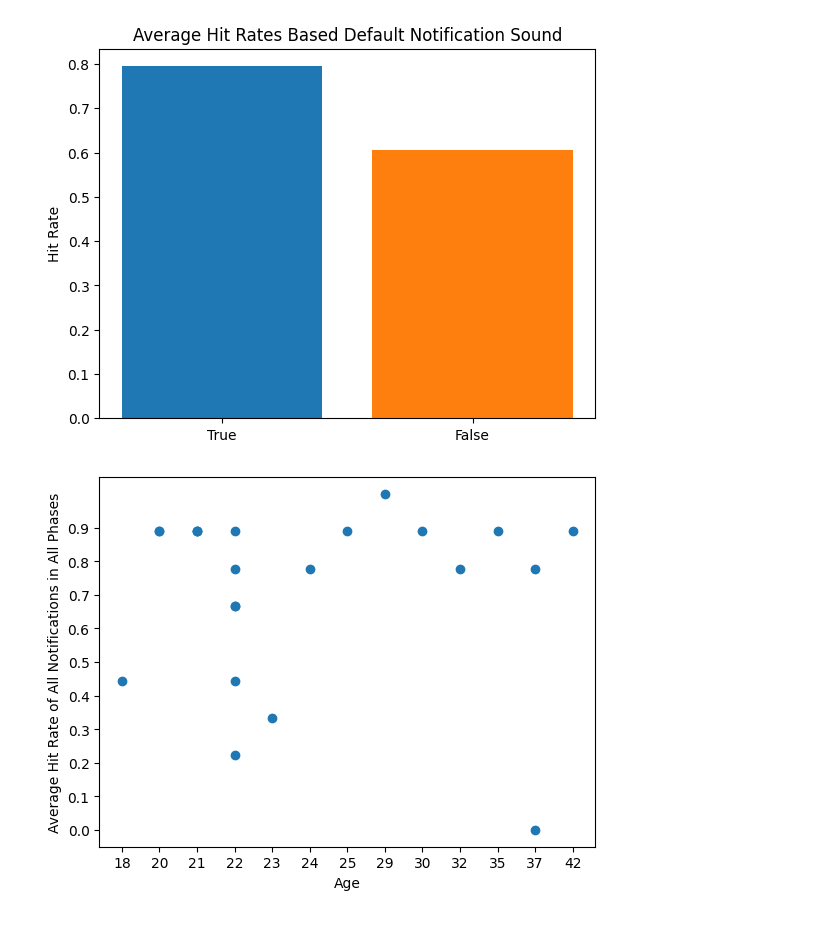
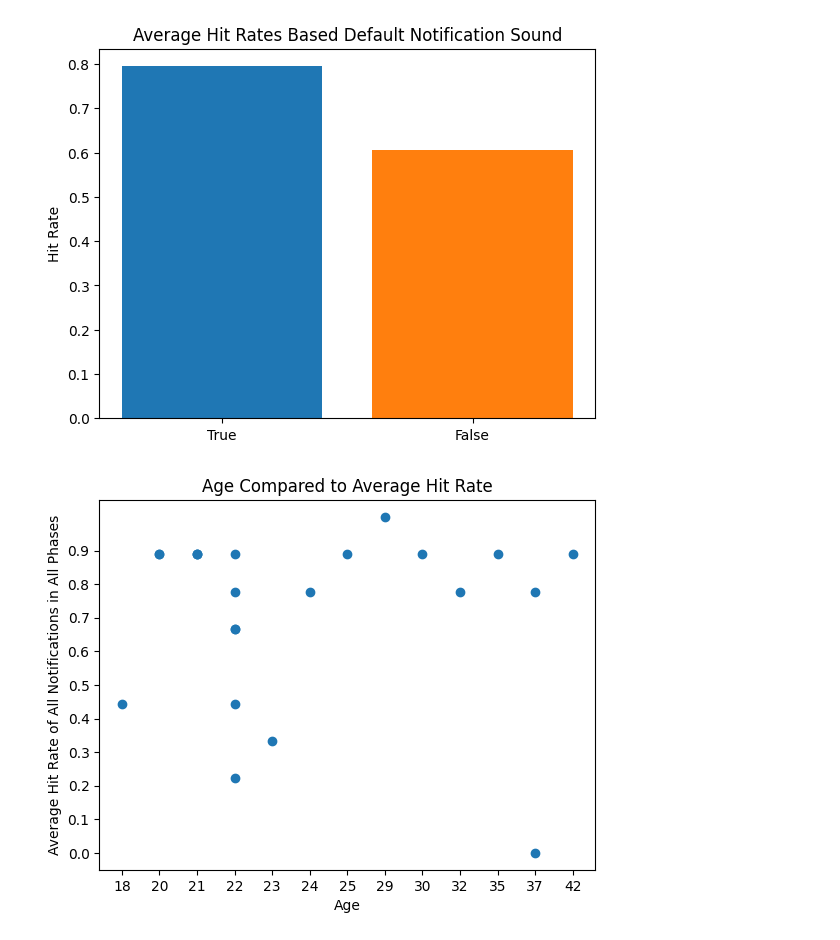
Before and after one commit to csu-hci-projects/SP23-Context-Awareness-Sound-Alerts, a Jupyter notebook: tools/data-visualization.ipynb, the cells around one changed output. Saved outputs shown, nothing was run; the diff lists cells and outputs as text; code cells hidden in the pictures.

Commit message:
fixes for scatter

```diff
--- a/tools/data-visualization.ipynb
+++ b/tools/data-visualization.ipynb
@@ -226,19 +226,20 @@ demographics_bar_chart(final_data, 'defaultNotification', ['True', 'False'], "Av
 [figure]
 # %%
 ages = np.arange(0,50,1)
-y = np.arange(0, 1, 1/100)
 averages = []
 sorted = final_data.sort_values(by=['age'])
 
 for subject_index in range(len(sorted)):
     averages.append(get_subject_hit_rate(sorted, subject_index))
 
 fig, ax = plt.subplots()
 ax.scatter(sorted['age'], averages)
 plt.yticks(np.arange(0, 1, .1))
 ax.set_xlabel("Age")
 ax.set_ylabel("Average Hit Rate of All Notifications in All Phases")
 
+plt.title("Age Compared to Average Hit Rate")
+
 plt.show()
 # %% [output]
-[figure, old version]
+[figure, new version]
```
